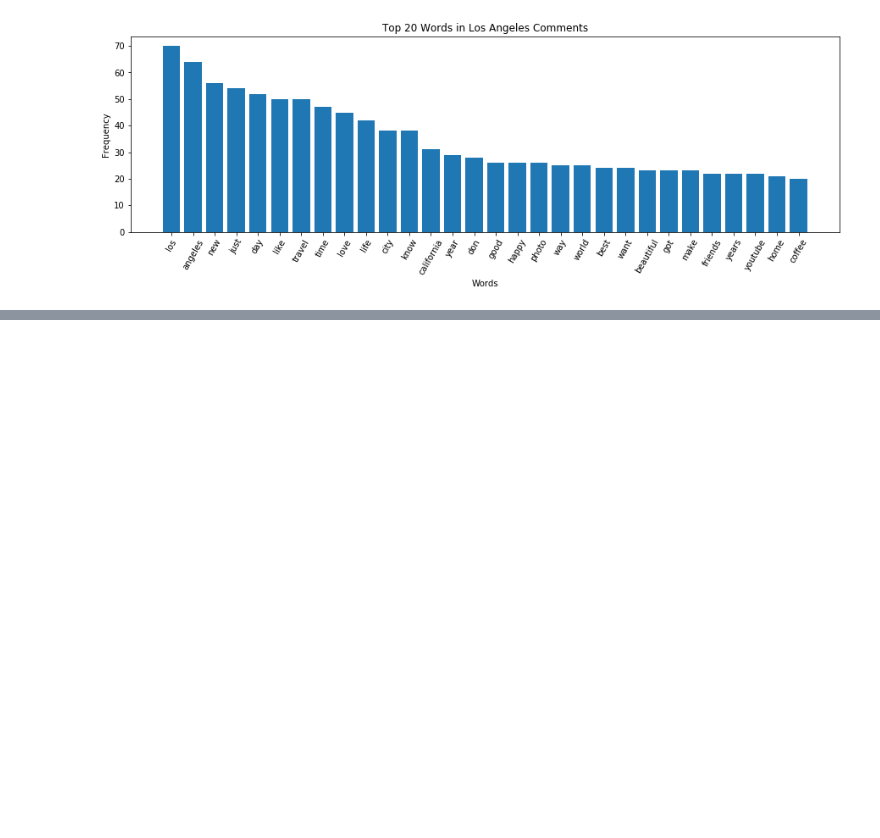
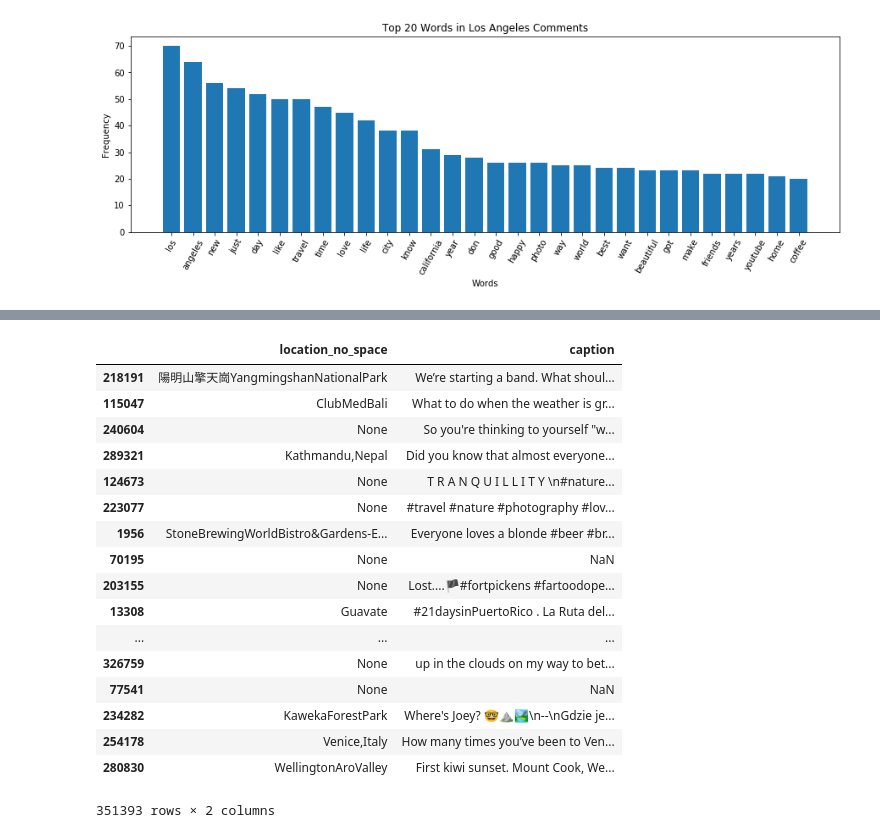
Before and after one commit to geneahn/nomadiq_repo, a Jupyter notebook: nomadiq_eda.ipynb, the cells around one changed output, grey strips where cells are left out. Saved outputs shown, nothing was run; the diff lists cells and outputs as text; code cells hidden in the pictures; blank space fills up the shorter version.

```diff
--- a/nomadiq_eda.ipynb
+++ b/nomadiq_eda.ipynb
@@ -313,0 +422,21 @@ for k in range(len(classes)):
+# %%
+df[['location_no_space','caption']].sample(frac=1)
+# %% [output]
+|  | location_no_space | caption |
+| 218191 | 陽明山擎天崗YangmingshanNationalPark | We’re starting a band. What shoul... |
+| 115047 | ClubMedBali | What to do when the weather is gr... |
+| 240604 | None | So you're thinking to yourself "w... |
+| 289321 | Kathmandu,Nepal | Did you know that almost everyone... |
+| 124673 | None | T R A N Q U I L L I T Y \n#nature... |
+| 223077 | None | #travel #nature #photography #lov... |
+| 1956 | StoneBrewingWorldBistro&Gardens-E... | Everyone loves a blonde #beer #br... |
+| 70195 | None | NaN |
+| 203155 | None | Lost....🏴#fortpickens #fartoodope... |
+| 13308 | Guavate | #21daysinPuertoRico . La Ruta del... |
+| ... | ... | ... |
+| 326759 | None | up in the clouds on my way to bet... |
+| 77541 | None | NaN |
+| 234282 | KawekaForestPark | Where's Joey? 🤓⛰️🏞️\n--\nGdzie je... |
+| 254178 | Venice,Italy | How many times you’ve been to Ven... |
+| 280830 | WellingtonAroValley | First kiwi sunset. Mount Cook, We... |
+351393 rows × 2 columns
```
Also changed, not shown: parts of 13 cells of this notebook, 2 other files.
